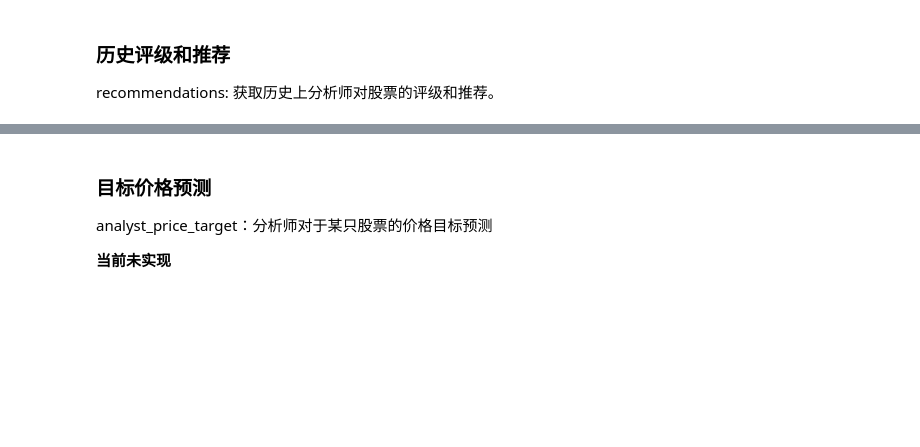
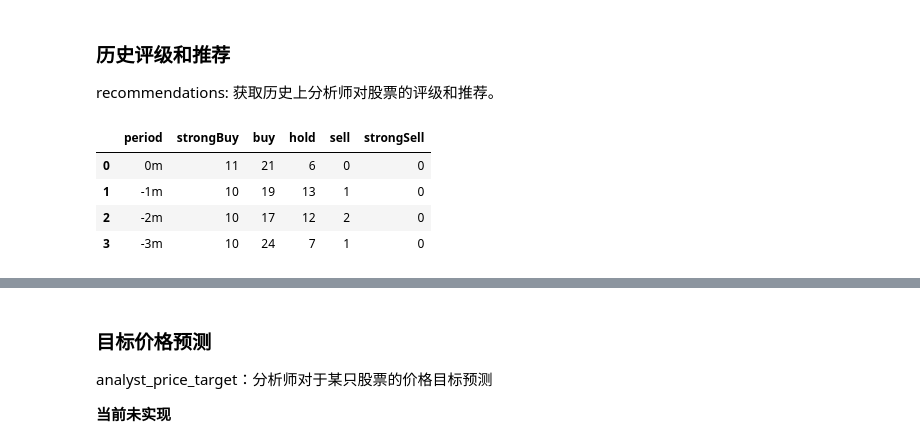
Before and after one commit to EveryFine/GeniusAI, a Jupyter notebook: GeniusChatbots/playground/datasource/How To Use yfinance Package.ipynb, the cells around one changed output, grey strips where cells are left out. Cells and saved outputs as stored; diff of their text form; code cells hidden in the pictures; blank space fills up the shorter version.

```diff
--- a/GeniusChatbots/playground/datasource/How To Use yfinance Package.ipynb
+++ b/GeniusChatbots/playground/datasource/How To Use yfinance Package.ipynb
@@ -402,3 +446,11 @@ recommendations: 获取历史上分析师对股票的评级和推荐。
 # %%
 analyst_recommendations = stock_data.recommendations
 analyst_recommendations
+# %%
+stock_data.recommendations_summary
+# %% [output]
+|  | period | strongBuy | buy | hold | sell | strongSell |
+| 0 | 0m | 11 | 21 | 6 | 0 | 0 |
+| 1 | -1m | 10 | 19 | 13 | 1 | 0 |
+| 2 | -2m | 10 | 17 | 12 | 2 | 0 |
+| 3 | -3m | 10 | 24 | 7 | 1 | 0 |
```
Also changed, not shown: parts of 17 cells of this notebook.
